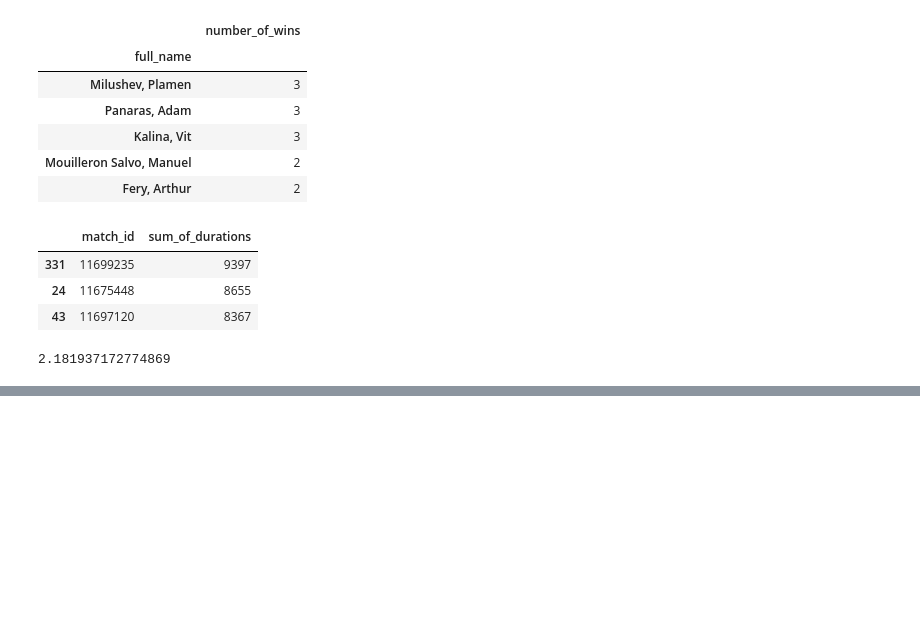
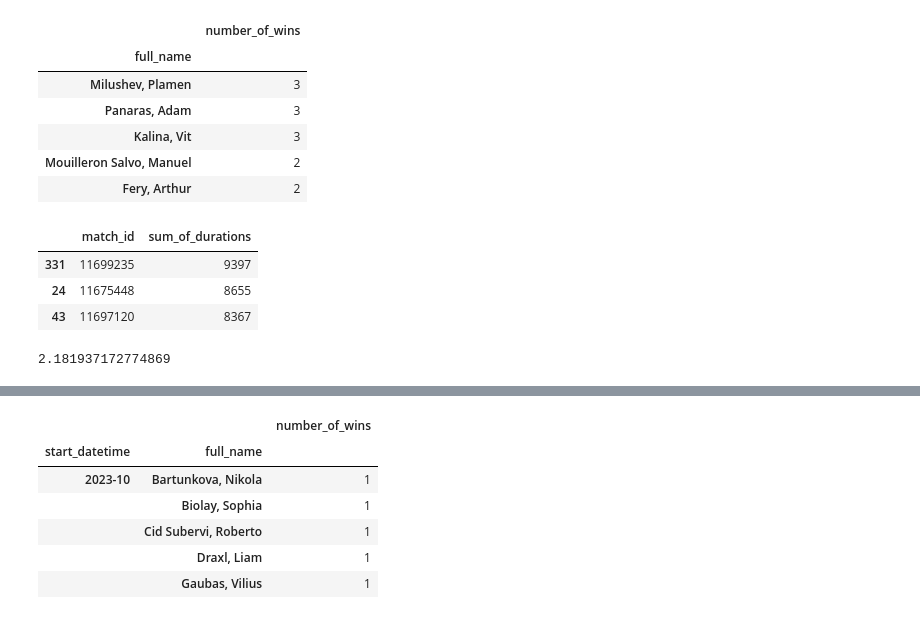
Before and after one commit to amin-eghbalian/data_analysis_tennis_peroject, a Jupyter notebook: HW10_project_data.ipynb, the cells around one changed output, grey strips where cells are left out. Saved outputs shown, nothing was run; the diff lists cells and outputs as text; code cells hidden in the pictures; blank space fills up the shorter version.

Commit message:
added questions till number 10

```diff
--- a/HW10_project_data.ipynb
+++ b/HW10_project_data.ipynb
@@ -268,0 +325,19 @@ mean_set_per_match
+# %%
+# Q9 Which player has won the most tournaments in a single month?
+final_matches_id = round_df[round_df["slug"] == "final"][["match_id","slug"]] #which match is final
+final_winners_and_dates = pd.merge(final_matches_id,event_df)[["match_id","winner_code","start_datetime"]]
+final_winners_and_dates["start_datetime"] = pd.to_datetime(final_winners_and_dates["start_datetime"], unit='s').dt.to_period('M') # month of final
+home_winner = final_winners_and_dates[final_winners_and_dates["winner_code"] == 1] # home winner
+away_winner = final_winners_and_dates[final_winners_and_dates["winner_code"] == 2] # away winner
+home_winner_player_names = pd.merge(home_winner["match_id"], home_team_df)[["match_id","full_name"]] # home winner name
+away_winner_player_names = pd.merge(away_winner["match_id"], away_team_df)[["match_id","full_name"]]
+total_winners_name = pd.merge(pd.merge(home_winner, home_winner_player_names), pd.merge(away_winner, away_winner_player_names), how="outer")
+total_winners_name.groupby(["start_datetime", "full_name"]).agg(number_of_wins=("full_name","count")).head()
+# %% [output]
+|  |  | number_of_wins |
+| start_datetime | full_name |  |
+| 2023-10 | Bartunkova, Nikola | 1 |
+|  | Biolay, Sophia | 1 |
+|  | Cid Subervi, Roberto | 1 |
+|  | Draxl, Liam | 1 |
+|  | Gaubas, Vilius | 1 |
```
Also changed, not shown: parts of 5 cells of this notebook.
